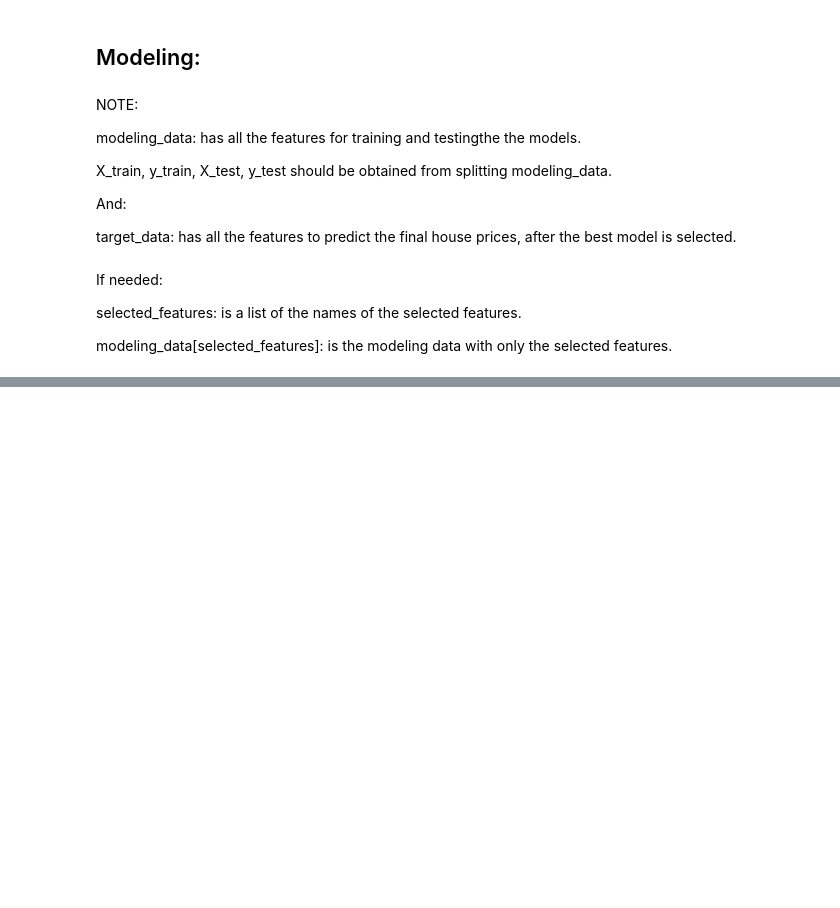
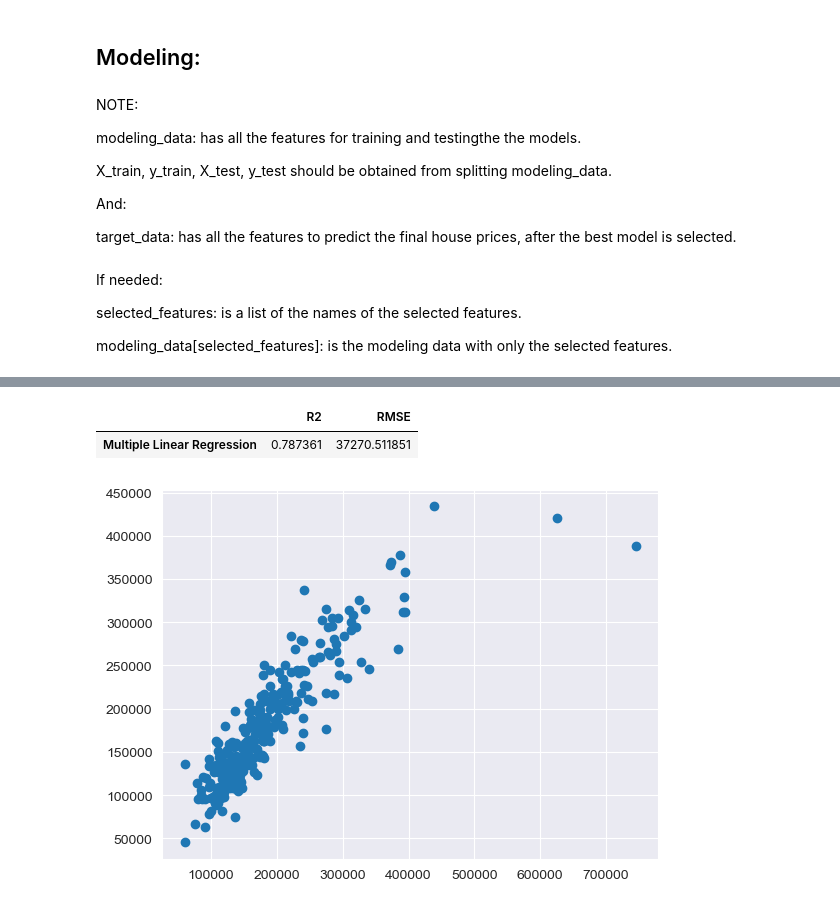
Before and after one commit to ziad-jradeh/House-Prices-Prediction, a Jupyter notebook: Modeling.ipynb, the cells around one changed output, grey strips where cells are left out. Saved outputs shown, nothing was run; the diff lists cells and outputs as text; code cells hidden in the pictures; blank space fills up the shorter version.

Commit message:
modeling - ziad

```diff
--- a/Modeling.ipynb
+++ b/Modeling.ipynb
@@ -59,0 +108,2 @@ modeling_data = modeling_data[selected_features]
+# %%
+X_train, X_test, y_train, y_test = train_test_split(X, y, test_size = 0.2)
@@ -59,0 +112,9 @@ modeling_data = modeling_data[selected_features]
+# %%
+from sklearn.linear_model import LinearRegression
+from sklearn.feature_selection import RFECV
+
+# recursive feature elimination
+rfe = RFECV(LinearRegression())
+selector = rfe.fit(X_train, y_train)
+print(f'Selected Features [{selector.n_features_}]:')
+selector.get_feature_names_out().tolist()
@@ -59,0 +140,14 @@ modeling_data = modeling_data[selected_features]
+# %%
+selected_features = selector.get_feature_names_out().tolist()
+
+# corr_with_price = modeling_data.corr()['SalePrice'].sort_values(ascending=False)[1:]
+# selected_features = corr_with_price[0:20].index
+
+X_train = X_train[selected_features]
+X_test = X_test[selected_features]
+# %%
+import  statsmodels.api  as  sm
+lm = sm.OLS(y_train, X_train )
+model = lm.fit()
+y_pred = model.predict(X_test)
+model.summary().tables[0]
@@ -59,0 +165,13 @@ modeling_data = modeling_data[selected_features]
+# %%
+r2 = r2_score(y_test, y_pred)
+rmse = np.sqrt(mean_squared_error(y_test, y_pred))
+results.loc['Multiple Linear Regression'] = [r2, rmse]
+results
+# %% [output]
+|  | R2 | RMSE |
+| Multiple Linear Regression | 0.787361 | 37270.511851 |
+# %%
+plt.scatter(y_test, y_pred)
+plt.show()
+# %% [output]
+[figure, added]
```
Also changed, not shown: parts of 32 cells of this notebook, 8 other files.
